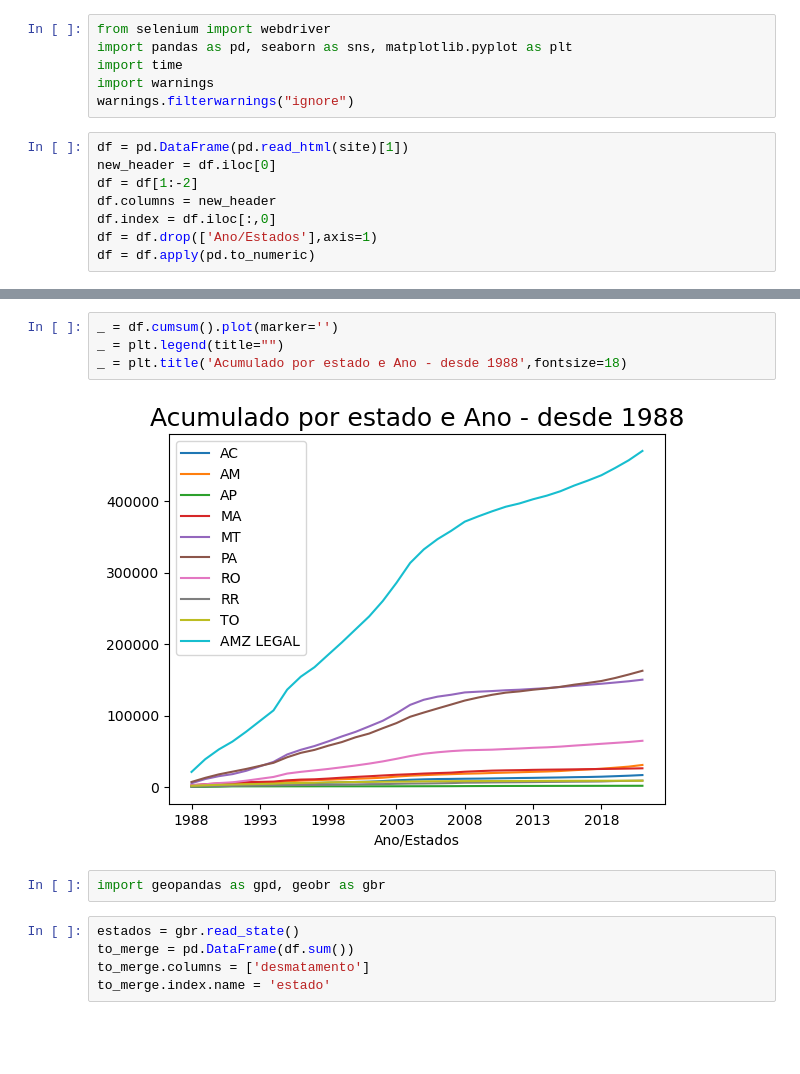
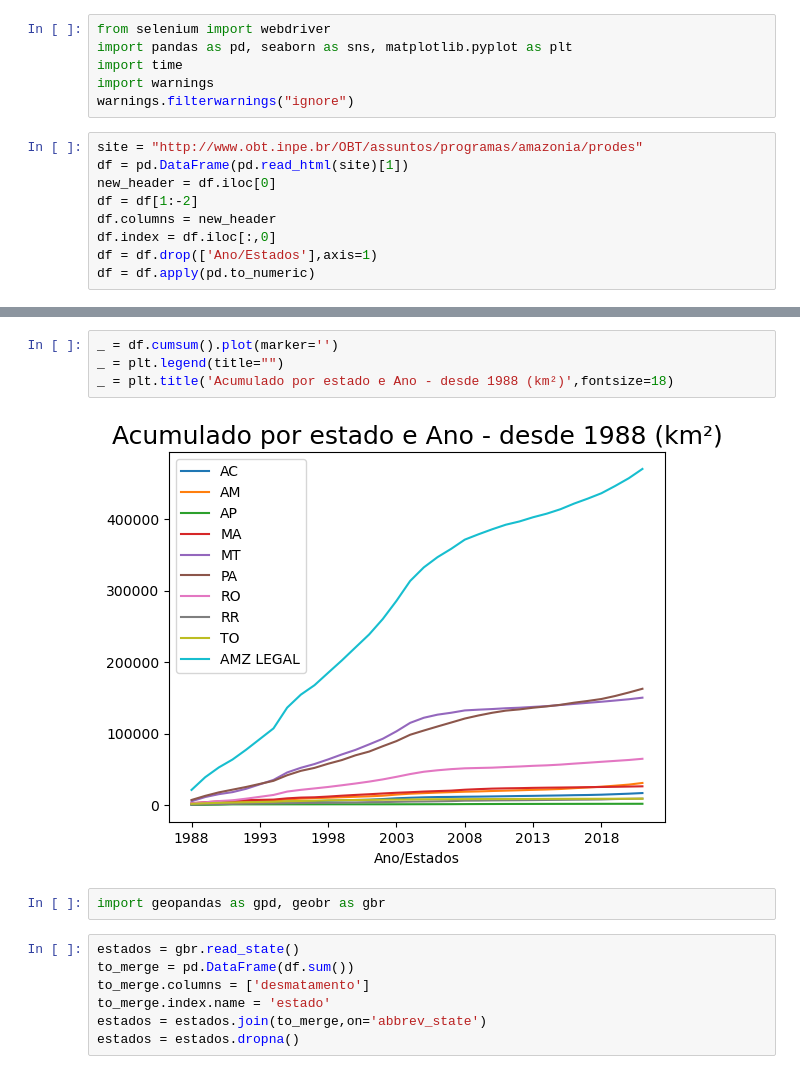
Before and after one commit to JohnHolz/JohnHolz.github.io, a Jupyter notebook: descritiva.ipynb, the cells around one changed output, grey strips where cells are left out. Saved outputs shown, nothing was run; the diff lists cells and outputs as text; blank space fills up the shorter version.

```diff
--- a/descritiva.ipynb
+++ b/descritiva.ipynb
@@ -5,6 +5,7 @@ import time
 import warnings
 warnings.filterwarnings("ignore")
 # %%
+site = "http://www.obt.inpe.br/OBT/assuntos/programas/amazonia/prodes"
 df = pd.DataFrame(pd.read_html(site)[1])
 new_header = df.iloc[0]
 df = df[1:-2]
@@ -31,9 +42,9 @@ _ = plt.title('Amazônia Legal - Desmatamento por estado e Ano',fontsize=18)
 # %%
 _ = df.cumsum().plot(marker='')
 _ = plt.legend(title="")
-_ = plt.title('Acumulado por estado e Ano - desde 1988',fontsize=18)
+_ = plt.title('Acumulado por estado e Ano - desde 1988 (km²)',fontsize=18)
 # %% [output]
-[figure, old version]
+[figure, new version]
 # %%
 import geopandas as gpd, geobr as gbr
 # %%
@@ -41,4 +52,6 @@ estados = gbr.read_state()
 to_merge = pd.DataFrame(df.sum())
 to_merge.columns = ['desmatamento']
 to_merge.index.name = 'estado'
+estados = estados.join(to_merge,on='abbrev_state')
+estados = estados.dropna()
 # %%
```
Also changed, not shown: parts of 8 cells of this notebook, 8 other files.
